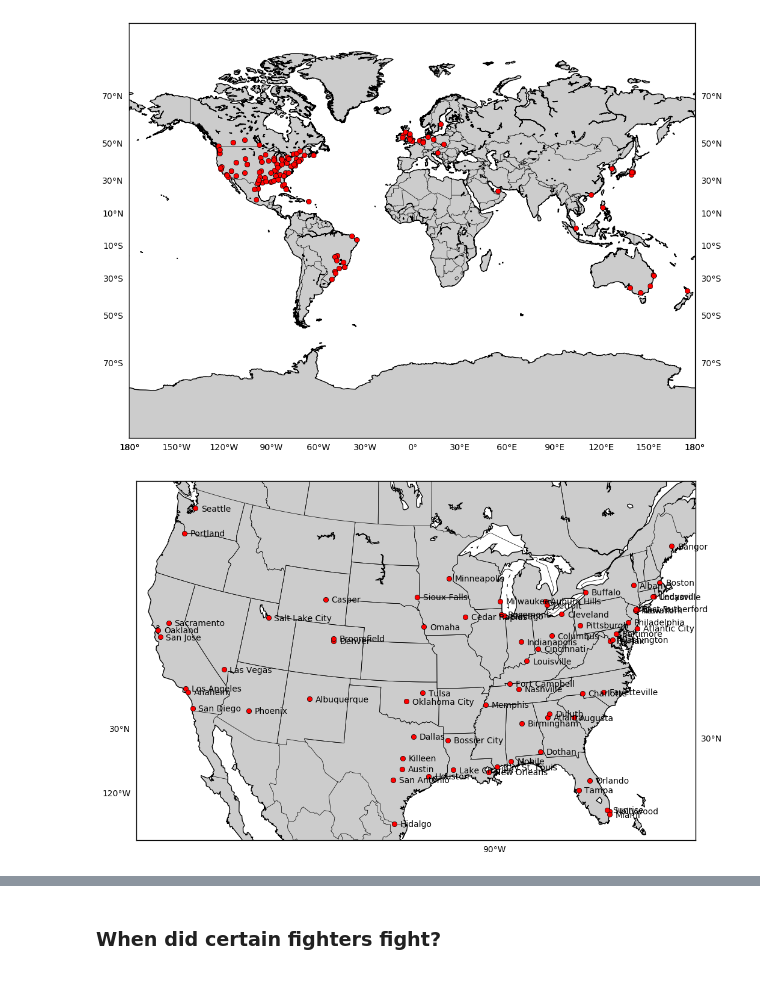
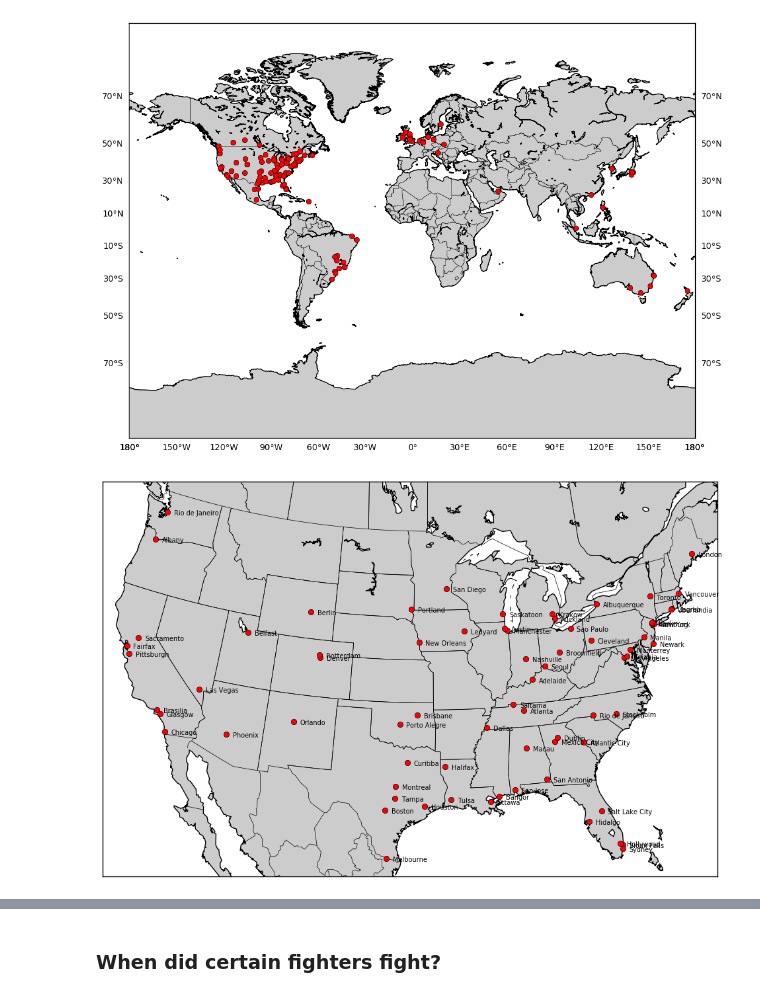
Before and after one commit to jhalverson/data_science, a Jupyter notebook: misc/mma_analytics/part2_fight_card_data_overview.ipynb, the cells around one changed output, grey strips where cells are left out. Drawn from its saved outputs; the diff is of its cells as text; code cells hidden in the pictures.

```diff
--- a/misc/mma_analytics/part2_fight_card_data_overview.ipynb
+++ b/misc/mma_analytics/part2_fight_card_data_overview.ipynb
@@ -296,6 +292,8 @@ if 0:
      for location in locations:
           if location == 'Mexico City, Distrito Federal, Mexico':
                location = 'Mexico City, Mexico'
+          if location == 'Curitiba, Parana, Brazil':
+               location = 'Curitiba, Brazil'
           coords = geolocator.geocode(location, timeout=30)
           if coords:
                coord_x.append(coords.longitude)
@@ -339,16 +329,15 @@ m.plot(x, y, 'ro', markersize=6)
 # %%
 fig = plt.figure(1, figsize=(12, 12))
 m = Basemap(llcrnrlon=-119,llcrnrlat=22,urcrnrlon=-64,urcrnrlat=49,resolution='l', projection='lcc',lat_1=33,lat_2=45,lon_0=-95)
 m.drawstates()
 m.drawcoastlines()
 m.drawcountries()
 m.fillcontinents()
-df = df[df.location.str.contains('USA')]
 
 x, y = m(us.x.values, us.y.values)
 m.plot(x, y, 'ro', markersize=6)
 labels = [loc.split(',')[0] for loc in df.location.unique()]
 for label, xpt, ypt in zip(labels, x, y):
-     plt.text(xpt + 50000, ypt - 25000, label)
+     plt.text(xpt + 50000, ypt - 25000, label, fontsize=7)
 # %% [output]
-[figure, old version]
+[figure, new version]
```
Also changed, not shown: parts of 15 cells of this notebook, 3 other files.
